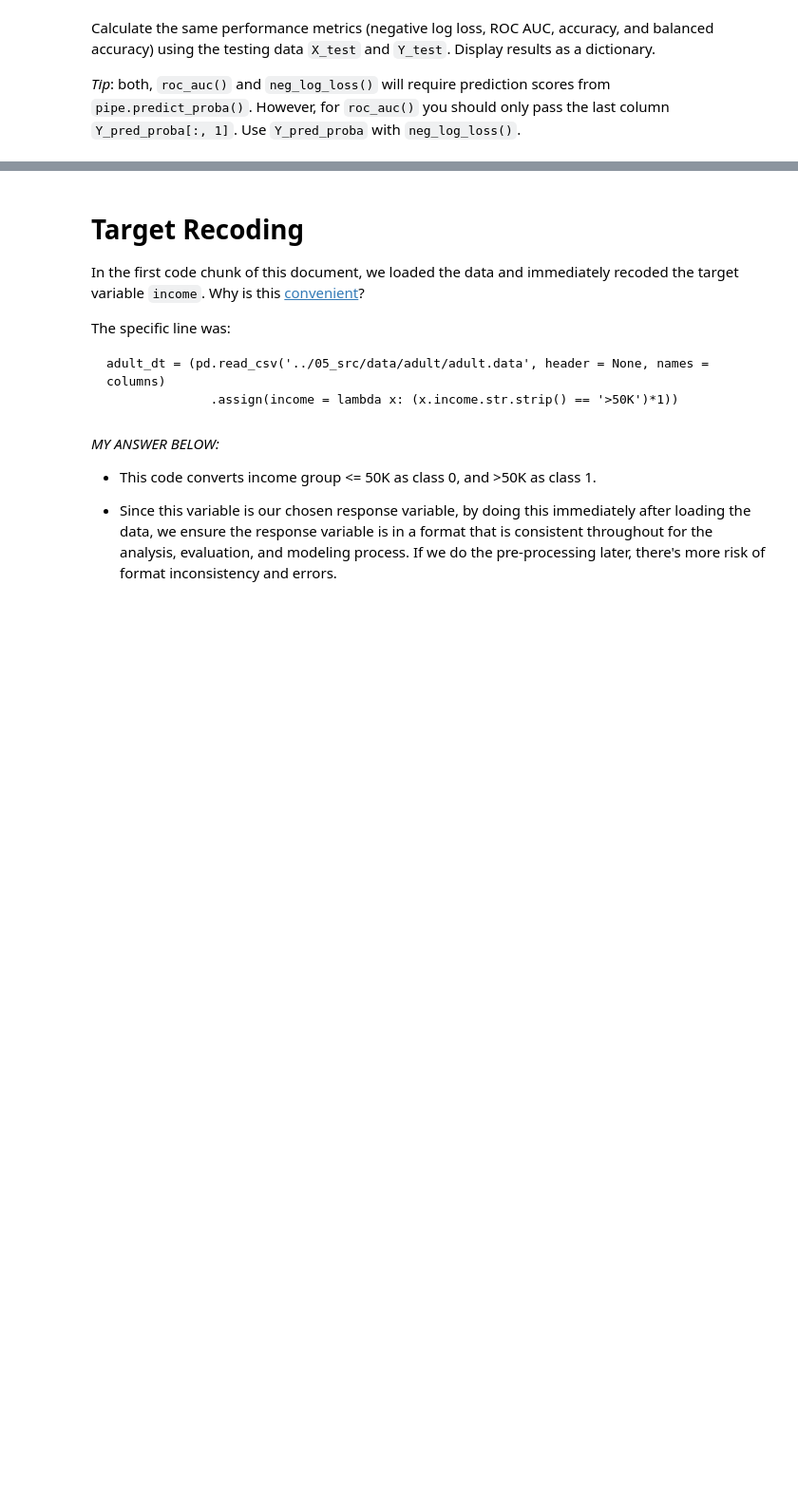
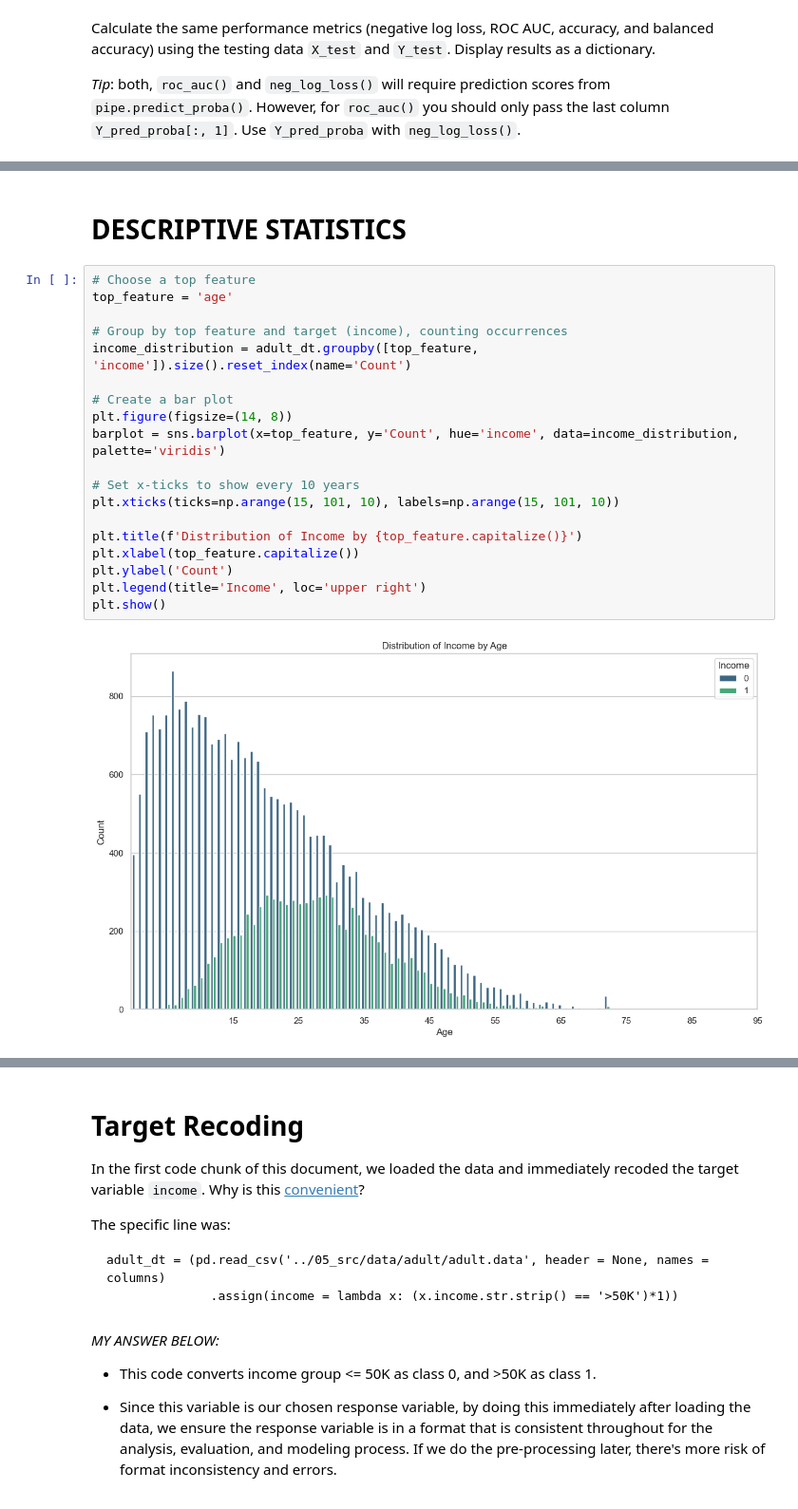
Before and after one commit to lee-data/production, a Jupyter notebook: 02_activities/assignments/assignment_2_submission.ipynb, the cells around one changed output, grey strips where cells are left out. Shown: that part at 95% size. Cells and saved outputs as stored; diff of their text form; blank space fills up the shorter version.

```diff
--- a/02_activities/assignments/assignment_2_submission.ipynb
+++ b/02_activities/assignments/assignment_2_submission.ipynb
@@ -493,0 +598,23 @@ TEST set - Performance Metrics:
+# %% [markdown]
+# DESCRIPTIVE STATISTICS
+# %%
+# Choose a top feature
+top_feature = 'age'
+
+# Group by top feature and target (income), counting occurrences
+income_distribution = adult_dt.groupby([top_feature, 'income']).size().reset_index(name='Count')
+
+# Create a bar plot
+plt.figure(figsize=(14, 8))
+barplot = sns.barplot(x=top_feature, y='Count', hue='income', data=income_distribution, palette='viridis')
+
+# Set x-ticks to show every 10 years
+plt.xticks(ticks=np.arange(15, 101, 10), labels=np.arange(15, 101, 10))
+
+plt.title(f'Distribution of Income by {top_feature.capitalize()}')
+plt.xlabel(top_feature.capitalize())
+plt.ylabel('Count')
+plt.legend(title='Income', loc='upper right')
+plt.show()
+# %% [output]
+[figure, added]
```
Also changed, not shown: parts of 20 cells of this notebook.
